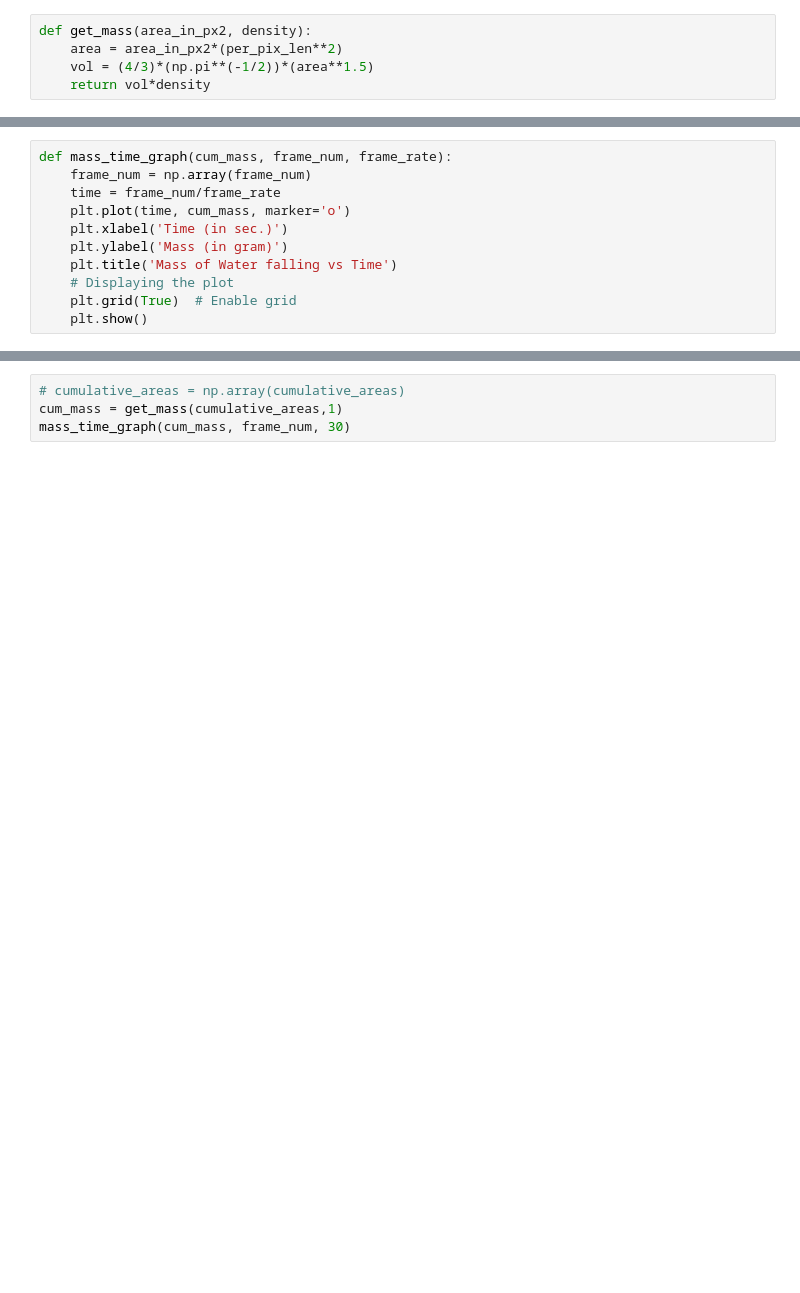
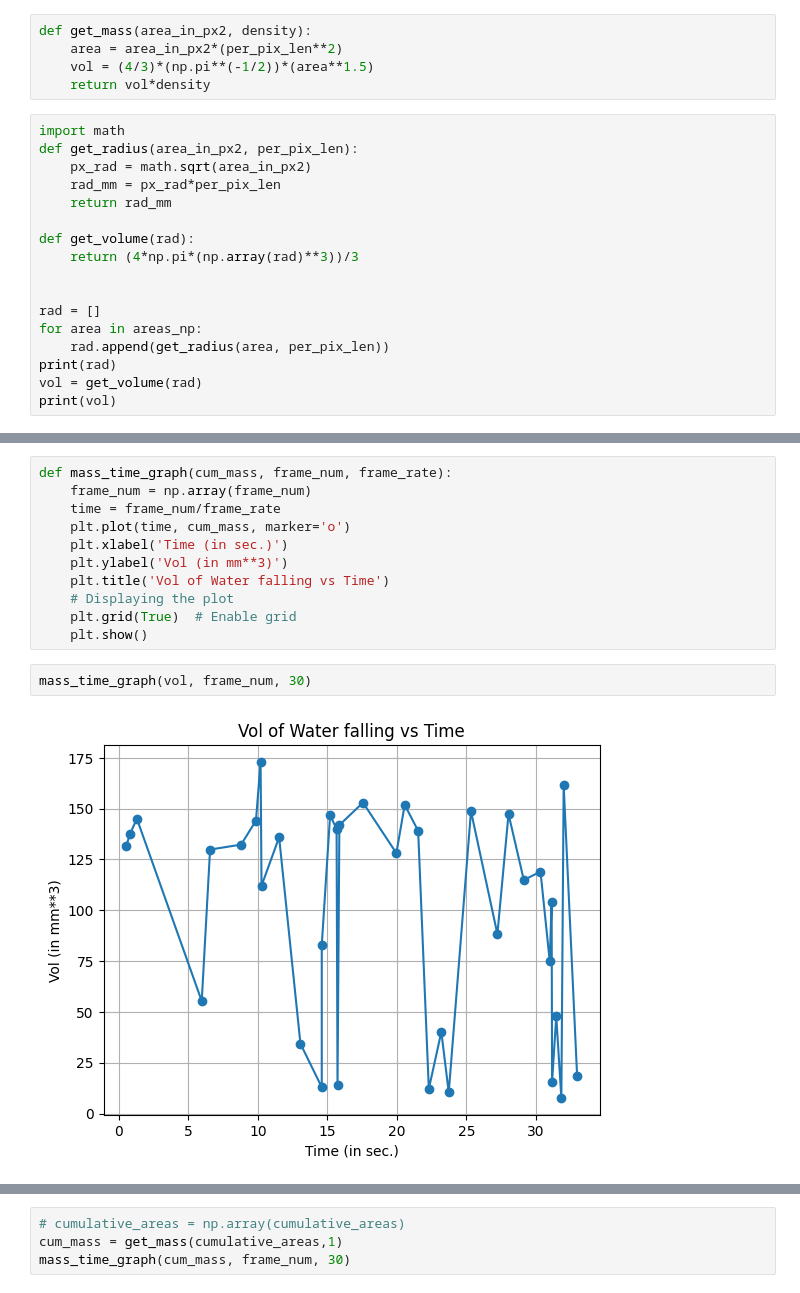
Before and after one commit to dhruvgupta-20104/Dropwise-Condensation-Project, a Jupyter notebook: segment.ipynb, the cells around one changed output, grey strips where cells are left out. Saved outputs shown, nothing was run; the diff lists cells and outputs as text; blank space fills up the shorter version.

```diff
--- a/segment.ipynb
+++ b/segment.ipynb
@@ -260,3 +601,20 @@ def get_mass(area_in_px2, density):
     area = area_in_px2*(per_pix_len**2)
     vol = (4/3)*(np.pi**(-1/2))*(area**1.5)
     return vol*density
+# %%
+import math
+def get_radius(area_in_px2, per_pix_len):
+    px_rad = math.sqrt(area_in_px2)
+    rad_mm = px_rad*per_pix_len
+    return rad_mm
+
+def get_volume(rad):
+    return (4*np.pi*(np.array(rad)**3))/3
+
+
+rad = []
+for area in areas_np:
+    rad.append(get_radius(area, per_pix_len))
+print(rad)
+vol = get_volume(rad)
+print(vol)
@@ -266,10 +634,14 @@ def mass_time_graph(cum_mass, frame_num, frame_rate):
     time = frame_num/frame_rate
     plt.plot(time, cum_mass, marker='o')
     plt.xlabel('Time (in sec.)')
-    plt.ylabel('Mass (in gram)')
-    plt.title('Mass of Water falling vs Time')
+    plt.ylabel('Vol (in mm**3)')
+    plt.title('Vol of Water falling vs Time')
     # Displaying the plot
     plt.grid(True)  # Enable grid
     plt.show()
+# %%
+mass_time_graph(vol, frame_num, 30)
+# %% [output]
+[figure, added]
 # %%
 cum_mass = get_mass(areas_np,1)
```
Also changed, not shown: parts of 15 cells of this notebook.
